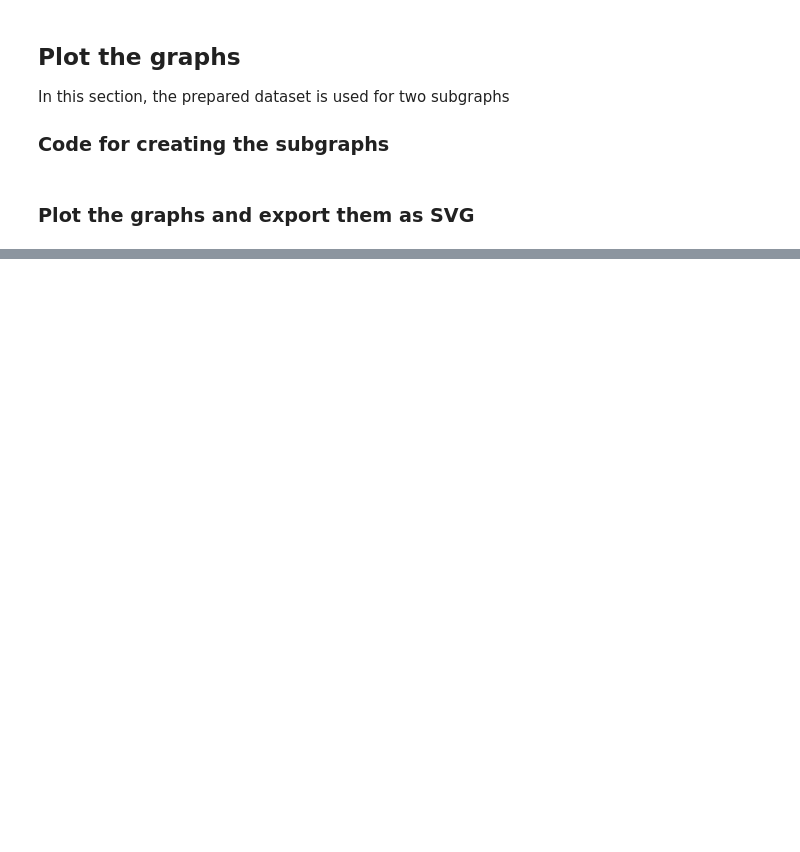
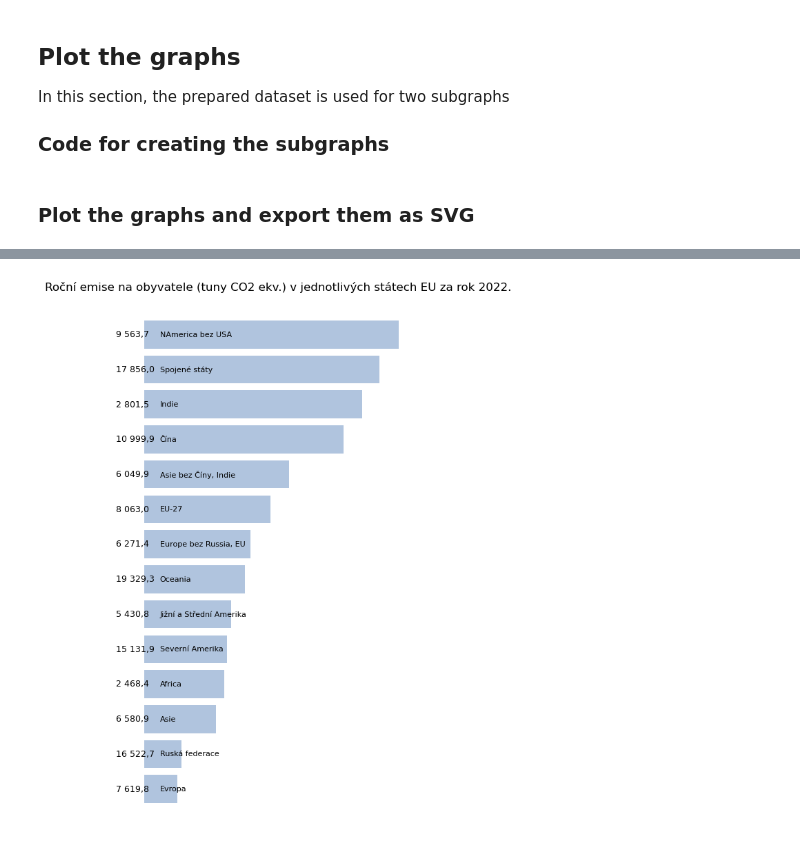
Before and after one commit to faktaoklimatu/data-analysis, a Jupyter notebook: notebooks/emissions/treemap-Global.ipynb, the cells around one changed output, grey strips where cells are left out. Cells and saved outputs as stored; diff of their text form; code cells hidden in the pictures; blank space fills up the shorter version.

Commit message:
Add translations and fix graphs

```diff
--- a/notebooks/emissions/treemap-Global.ipynb
+++ b/notebooks/emissions/treemap-Global.ipynb
@@ -361,19 +382,19 @@ def _draw_treemap_plot(year, df, geo_topology):
 def _draw_barh_plot(year, df):
     fig = plt.figure(figsize=(5,10))
     df_sorted = df.sort_values(by='em_per_capita', ascending=True)
-    plt.barh(df_sorted.index, df_sorted['em_per_capita'], color="lightsteelblue")
+    plt.barh([*range(0,len(df_sorted),1)], df_sorted['em_per_capita'], color="lightsteelblue")
 
     # Prepare fake bars of 0 length – to be able to plot labels on the edges of the horizontal bars.
     fake_bar = plt.barh(df_sorted.index, [0] * df_sorted.index.size)
     # Add emission value labels on the left.
     plt.bar_label(fake_bar, labels=[czech_float(x) for x in df_sorted['em_per_capita']], padding=-30, fontsize=9)
     # Add country name labels on the right.
-    plt.bar_label(fake_bar, labels=df_sorted["country"], padding=3, fontsize=10)
+    plt.bar_label(fake_bar, labels=df_sorted["id"], padding=16, fontsize=8)
 
     plt.title(f'Roční emise na obyvatele (tuny CO2 ekv.) v jednotlivých státech EU za rok {year}.')
     plt.axis("off")
 
-    plt.savefig("output-EU-bars.svg")
+    plt.savefig("output-Global-bars.svg")
 # %% [markdown]
 ### Plot the graphs and export them as SVG
 # %%
@@ -385 +405,5 @@ _draw_treemap_plot(2022, geo_group_emissions, geo_topology)
 <Figure size 640x480 with 0 Axes>
+# %%
+_draw_barh_plot(YEAR, geo_group_emissions)
+# %% [output]
+[figure, added]
```
Also changed, not shown: parts of 4 cells of this notebook, 1 other file.
